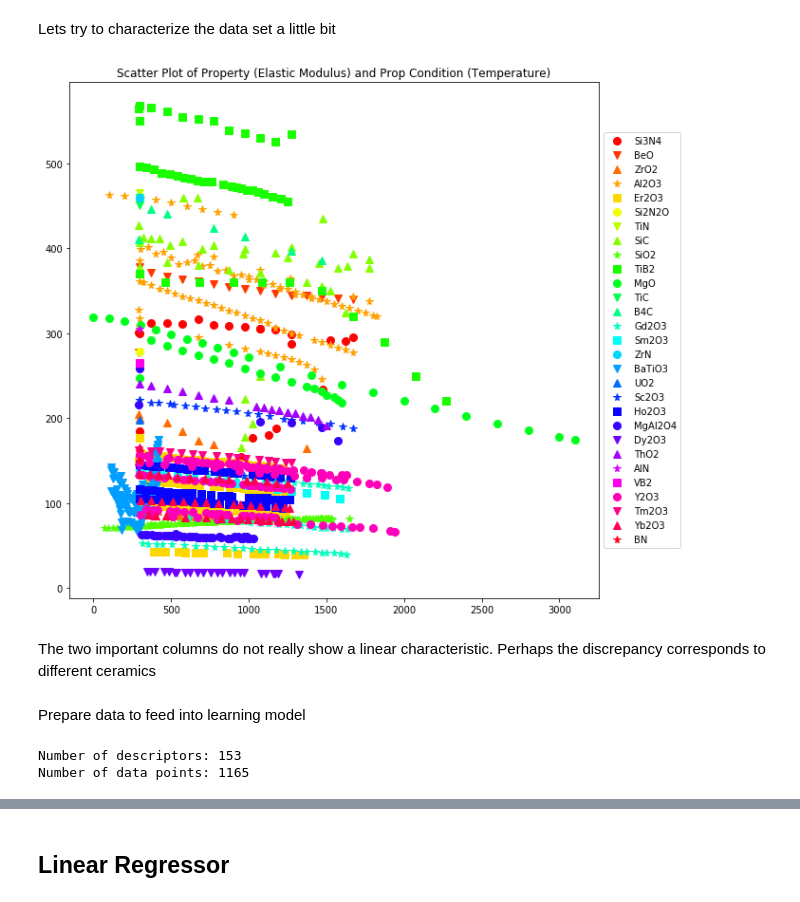
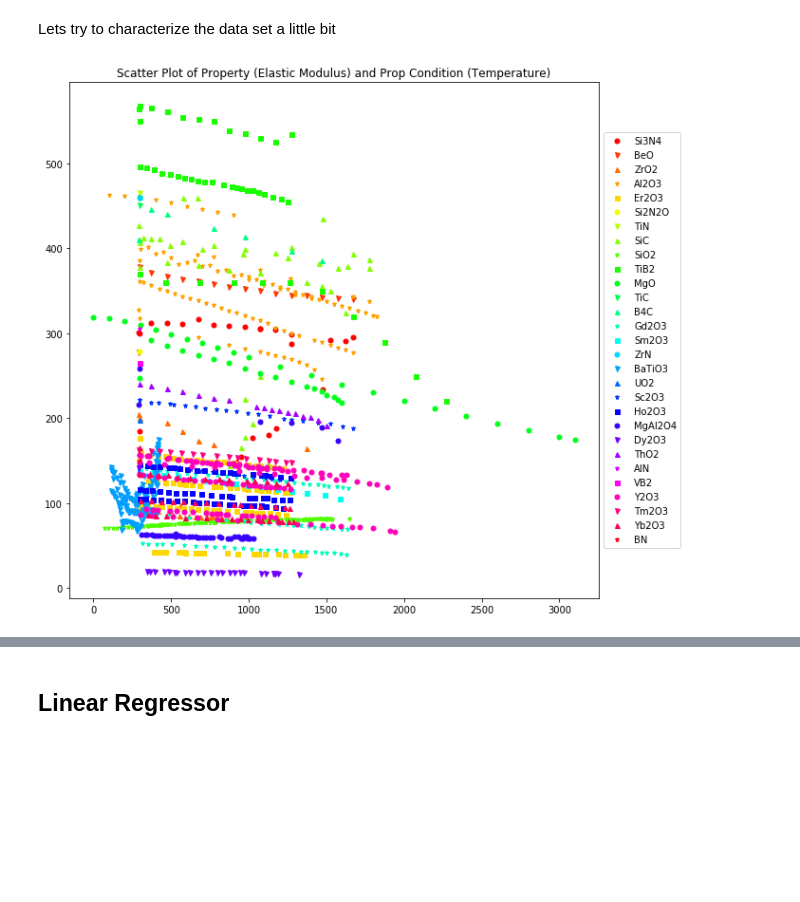
Before and after one commit to ckborg/DSW2018, a Jupyter notebook: develop/2018-08-08-pb-Elastic-Modulus-data-retrieval-and-learning.ipynb, the cells around one changed output, grey strips where cells are left out. Drawn from its saved outputs; the diff is of its cells as text; code cells hidden in the pictures; blank space fills up the shorter version.

Commit message:
Pra: some improvements; excising columns, linear regression works better now

```diff
--- a/develop/2018-08-08-pb-Elastic-Modulus-data-retrieval-and-learning.ipynb
+++ b/develop/2018-08-08-pb-Elastic-Modulus-data-retrieval-and-learning.ipynb
@@ -183,32 +171,19 @@ symb= ['o','v','^','*','s']
 # %%
-# separate single crystal data and others
+formulae= dat_t_copy.Formula.unique()
+cfunc= plt.cm.get_cmap('hsv',len(formulae))
+colors= [cfunc(i) for i in range(len(formulae))]
+colors= dict(zip(formulae,colors))
+symb= ['o','v','^','*','s']
+
+#TODO: separate single crystal data and others
 plt.figure(figsize= (10,10))
 for i,item in enumerate(formulae):
     item_df= dat_t_copy[dat_t_copy.Formula==item]
     plt.plot(item_df['Temperature (K)'].values,np.array(item_df['Elastic Modulus (GPa)'],dtype= 'float'),
-             symb[i % len(symb)],color= colors[item],label= item, markersize= 8)
+             symb[i % len(symb)],color= colors[item],label= item, markersize= 5)
 plt.title('Scatter Plot of Property (Elastic Modulus) and Prop Condition (Temperature)')
 plt.legend(loc='center left', bbox_to_anchor=(1, 0.5))
 plt.show()
 plt.close()
 # %% [output]
-[figure, old version]
+[figure, new version]
-# %% [markdown]
-The two important columns do not really show a linear characteristic. Perhaps the discrepancy corresponds to different ceramics
-# %% [markdown]
-Prepare data to feed into learning model
-# %%
-y= dat_t['Elastic Modulus (GPa)']
-X= dat_t.drop(excluded,axis=1)
-print('Number of descriptors: %i'%len(X.columns))
-print('Number of data points: %i'%X.shape[0])
-
-# split data set
-X_learn= X[:800]
-y_learn= y[:800]
-
-X_test= X[800:]
-y_test= y[800:]
-# %% [output]
-Number of descriptors: 153
-Number of data points: 1165
```
Also changed, not shown: parts of 14 cells of this notebook.
